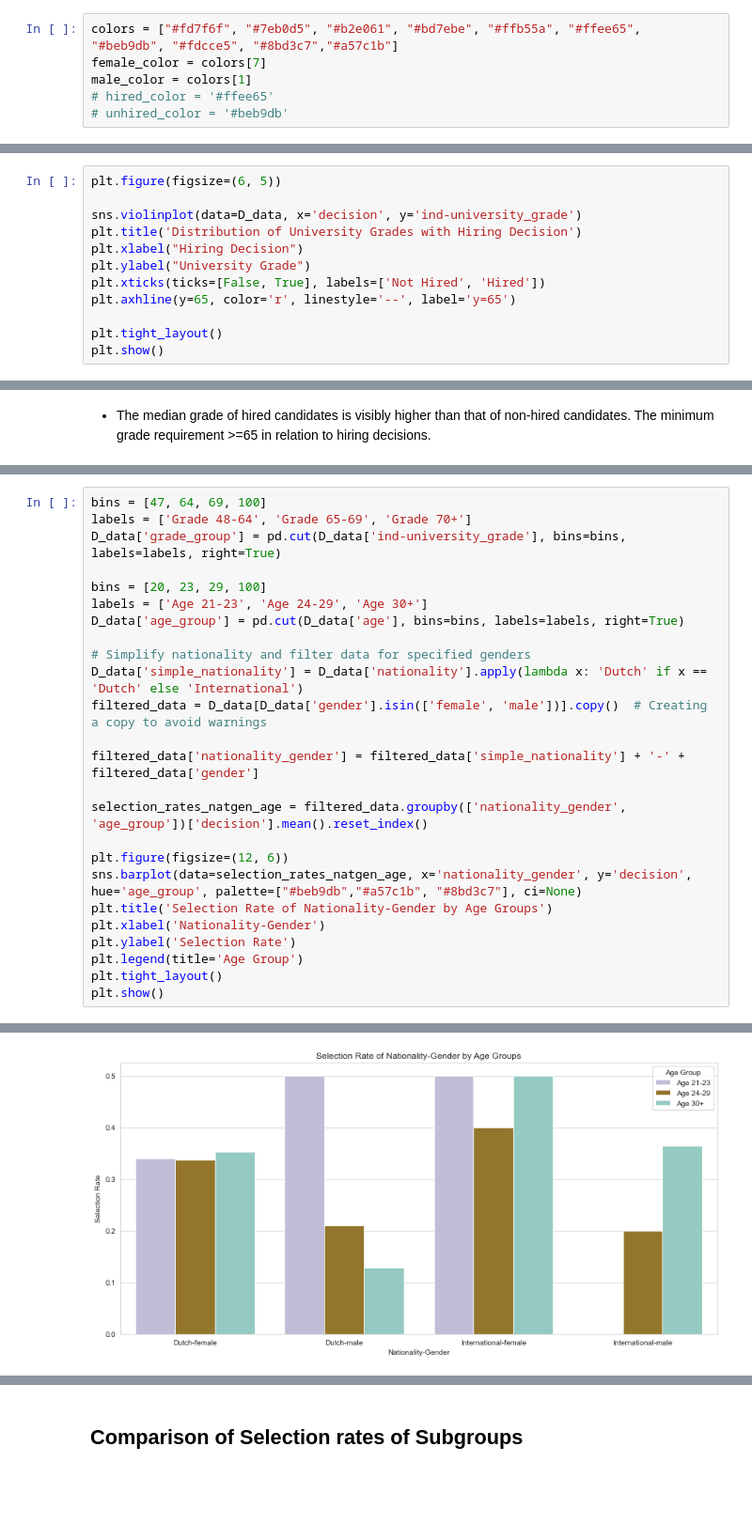
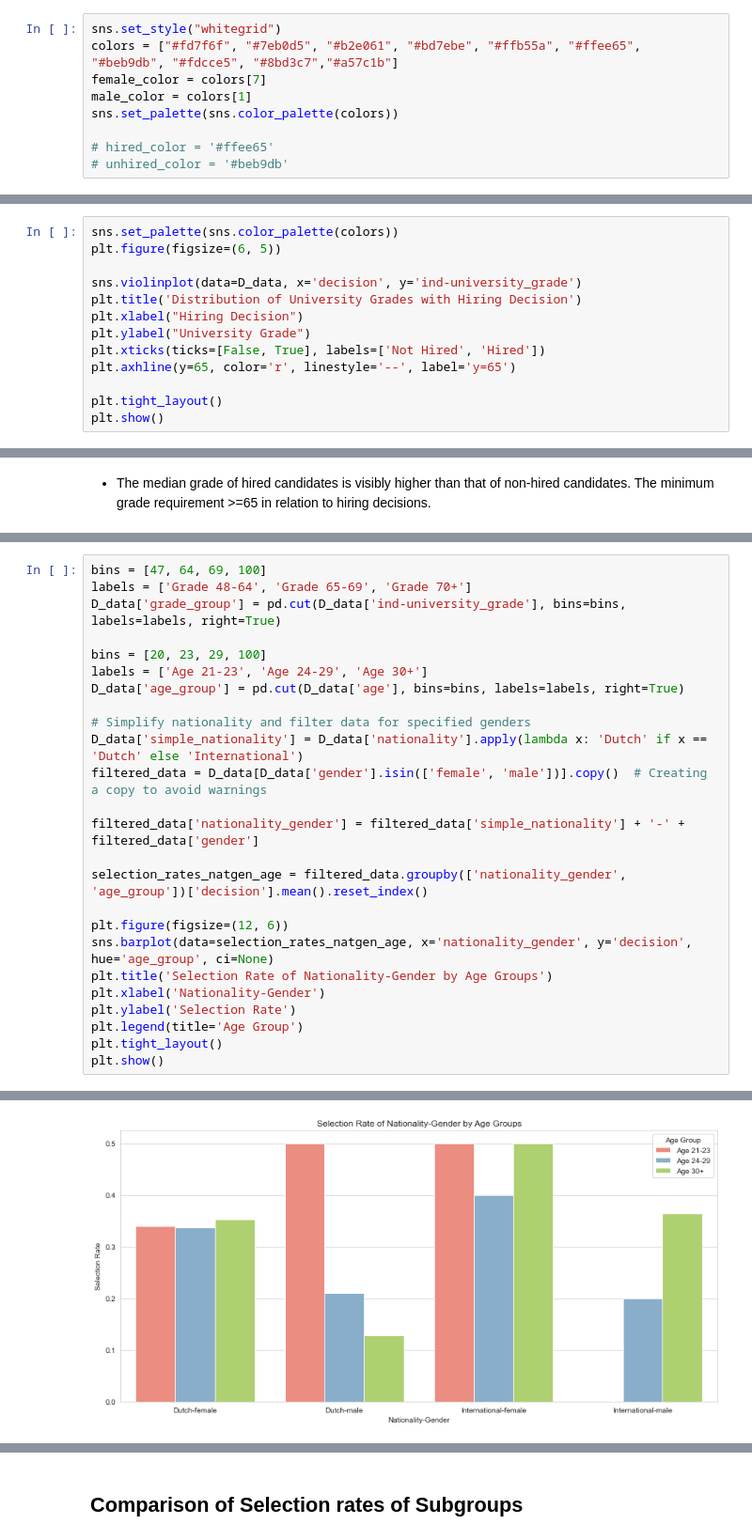
Before and after one commit to kwah-space/IDS-draft, a Jupyter notebook: A3 model.ipynb, the cells around one changed output, grey strips where cells are left out. Shown: that part at 94% size. Saved outputs shown, nothing was run; the diff lists cells and outputs as text; blank space fills up the shorter version.

```diff
--- a/A3 model.ipynb
+++ b/A3 model.ipynb
@@ -42,8 +48,11 @@ memory usage: 32.4+ KB
 # %% [markdown]
 # Data exploration
 # %%
+sns.set_style("whitegrid")
 colors = ["#fd7f6f", "#7eb0d5", "#b2e061", "#bd7ebe", "#ffb55a", "#ffee65", "#beb9db", "#fdcce5", "#8bd3c7","#a57c1b"]
 female_color = colors[7]
 male_color = colors[1]
+sns.set_palette(sns.color_palette(colors))
+
 # hired_color = '#ffee65'
 # unhired_color = '#beb9db'
@@ -195,4 +180,5 @@ plt.show()
 # %%
+sns.set_palette(sns.color_palette(colors))
 plt.figure(figsize=(6, 5))
 
 sns.violinplot(data=D_data, x='decision', y='ind-university_grade')
@@ -256,7 +241,7 @@ filtered_data['nationality_gender'] = filtered_data['simple_nationality'] + '-'
 selection_rates_natgen_age = filtered_data.groupby(['nationality_gender', 'age_group'])['decision'].mean().reset_index()
 
 plt.figure(figsize=(12, 6))
-sns.barplot(data=selection_rates_natgen_age, x='nationality_gender', y='decision', hue='age_group', palette=["#beb9db","#a57c1b", "#8bd3c7"], ci=None)
+sns.barplot(data=selection_rates_natgen_age, x='nationality_gender', y='decision', hue='age_group', ci=None)
 plt.title('Selection Rate of Nationality-Gender by Age Groups')
 plt.xlabel('Nationality-Gender')
 plt.ylabel('Selection Rate')
@@ -270,4 +252,4 @@ The `ci` parameter is deprecated. Use `errorbar=None` for the same effect.
-[figure, old version]
+[figure, new version]
 # %%
 selection_rates_natgen_sport = filtered_data.groupby(['nationality_gender', 'sport'])['decision'].mean().reset_index()
 
```
Also changed, not shown: parts of 59 cells of this notebook.
